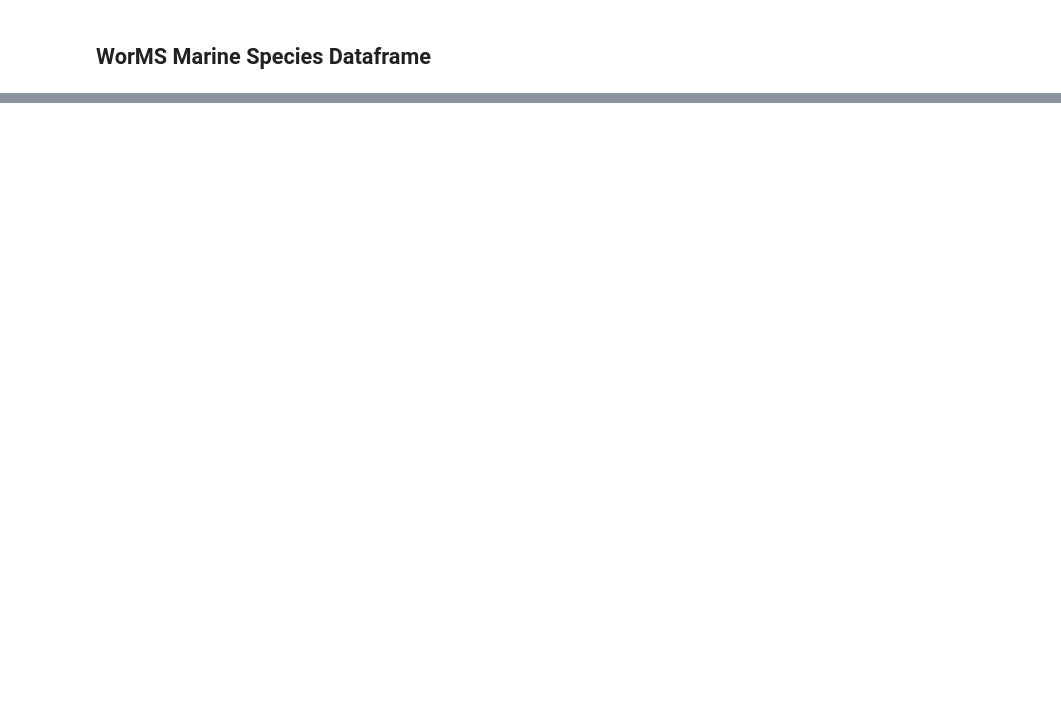
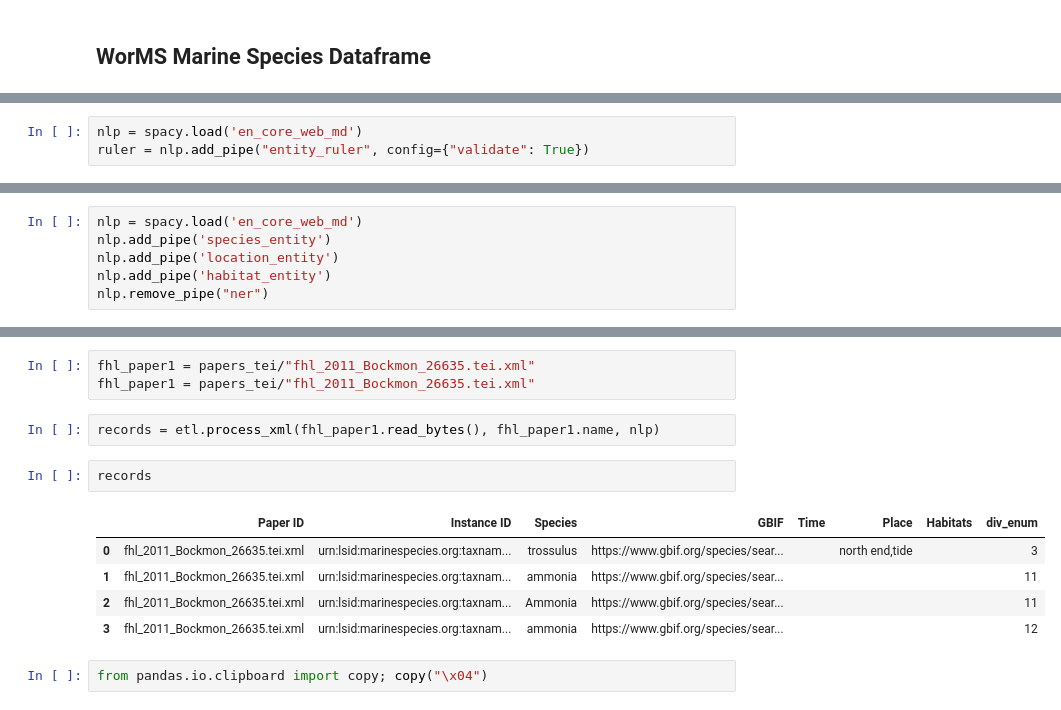
Before and after one commit to sul-dlss-labs/spoc, a Jupyter notebook: _sources/data-prep.ipynb, the cells around one changed output, grey strips where cells are left out. Cells and saved outputs as stored; diff of their text form; blank space fills up the shorter version.

```diff
--- a/_sources/data-prep.ipynb
+++ b/_sources/data-prep.ipynb
@@ -29,0 +62,3 @@ first = papers.sample()
+# %%
+nlp = spacy.load('en_core_web_md')
+ruler = nlp.add_pipe("entity_ruler", config={"validate": True})
@@ -29,0 +177,6 @@ first = papers.sample()
+# %%
+nlp = spacy.load('en_core_web_md')
+nlp.add_pipe('species_entity')
+nlp.add_pipe('location_entity')
+nlp.add_pipe('habitat_entity')
+nlp.remove_pipe("ner")
@@ -29,0 +221,15 @@ first = papers.sample()
+# %%
+fhl_paper1 = papers_tei/"fhl_2011_Bockmon_26635.tei.xml"
+fhl_paper1 = papers_tei/"fhl_2011_Bockmon_26635.tei.xml"
+# %%
+records = etl.process_xml(fhl_paper1.read_bytes(), fhl_paper1.name, nlp)
+# %%
+records
+# %% [output]
+|  | Paper ID | Instance ID | Species | GBIF | Time | Place | Habitats | div_enum |
+| 0 | fhl_2011_Bockmon_26635.tei.xml | urn:lsid:marinespecies.org:taxnam... | trossulus | https://www.gbif.org/species/sear... |  | north end,tide |  | 3 |
+| 1 | fhl_2011_Bockmon_26635.tei.xml | urn:lsid:marinespecies.org:taxnam... | ammonia | https://www.gbif.org/species/sear... |  |  |  | 11 |
+| 2 | fhl_2011_Bockmon_26635.tei.xml | urn:lsid:marinespecies.org:taxnam... | Ammonia | https://www.gbif.org/species/sear... |  |  |  | 11 |
+| 3 | fhl_2011_Bockmon_26635.tei.xml | urn:lsid:marinespecies.org:taxnam... | ammonia | https://www.gbif.org/species/sear... |  |  |  | 12 |
+# %%
+from pandas.io.clipboard import copy; copy("\x04")
```
Also changed, not shown: parts of 41 cells of this notebook, 19 other files.
